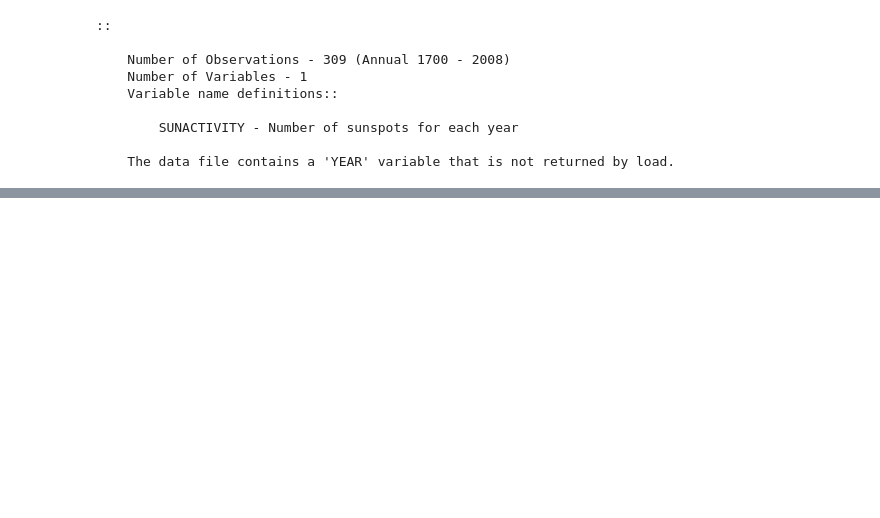
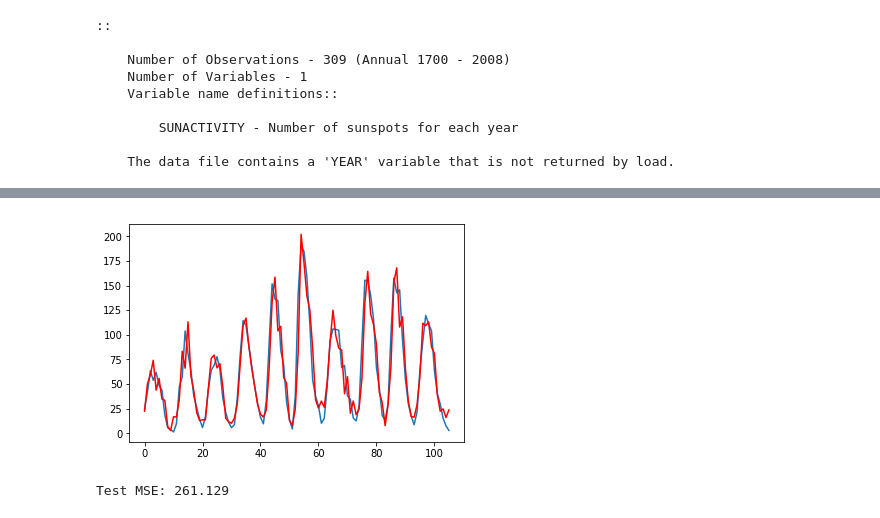
Before and after one commit to lafengxiaoyu/ENN, a Jupyter notebook: sunspot/ann_sunspot.ipynb, the cells around one changed output, grey strips where cells are left out. Drawn from its saved outputs; the diff is of its cells as text; code cells hidden in the pictures; blank space fills up the shorter version.

```diff
--- a/sunspot/ann_sunspot.ipynb
+++ b/sunspot/ann_sunspot.ipynb
@@ -72,0 +104,35 @@ NameError: name 'Sequential' is not defined
+# %%
+test_extended = train.tolist()[-1*window_size:] + test
+test_data = []
+for i in test_extended:
+    try:
+        test_data.append(i[0])
+    except:
+        test_data.append(i)
+test_data = np.array(test_data).reshape(-1,1)
+test_scaled = min_max_scaler.fit_transform(test_data)
+test_X,test_Y = [],[]
+for i in range(0 , len(test_scaled) - window_size):
+    test_X.append(test_scaled[i:i+window_size])
+    test_Y.append(test_scaled[i+window_size])
+    new_test_X,new_test_Y = [],[]
+for i in test_X:
+    new_test_X.append(i.reshape(-1))
+for i in test_Y:
+    new_test_Y.append(i.reshape(-1))
+new_test_X = np.array(new_test_X)
+new_test_Y = np.array(new_test_Y)
+#new_test_X = np.reshape(new_test_X, (new_test_X.shape[0], new_test_X.shape[1], 1))
+predictions = model.predict(new_test_X)
+predictions_rescaled=min_max_scaler.inverse_transform(predictions)
+Y = pd.DataFrame(test)
+pred = pd.DataFrame(predictions_rescaled)
+plt.plot(Y)
+plt.plot(pred , color = 'r')
+#p.plot()
+plt.show()
+error = mse(test,predictions_rescaled)
+print('Test MSE: %.3f' % error)
+# %% [output]
+[figure, added]
+Test MSE: 261.129
```
Also changed, not shown: parts of 14 cells of this notebook.
